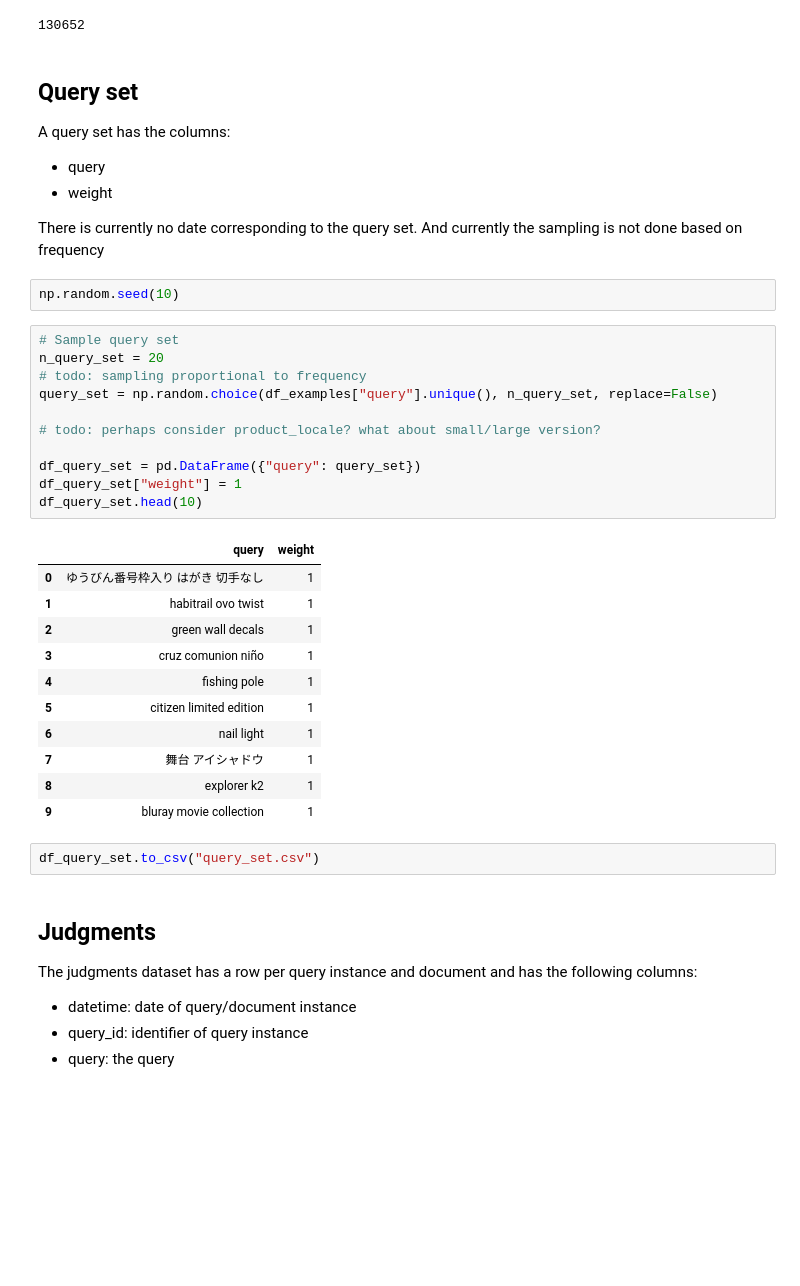
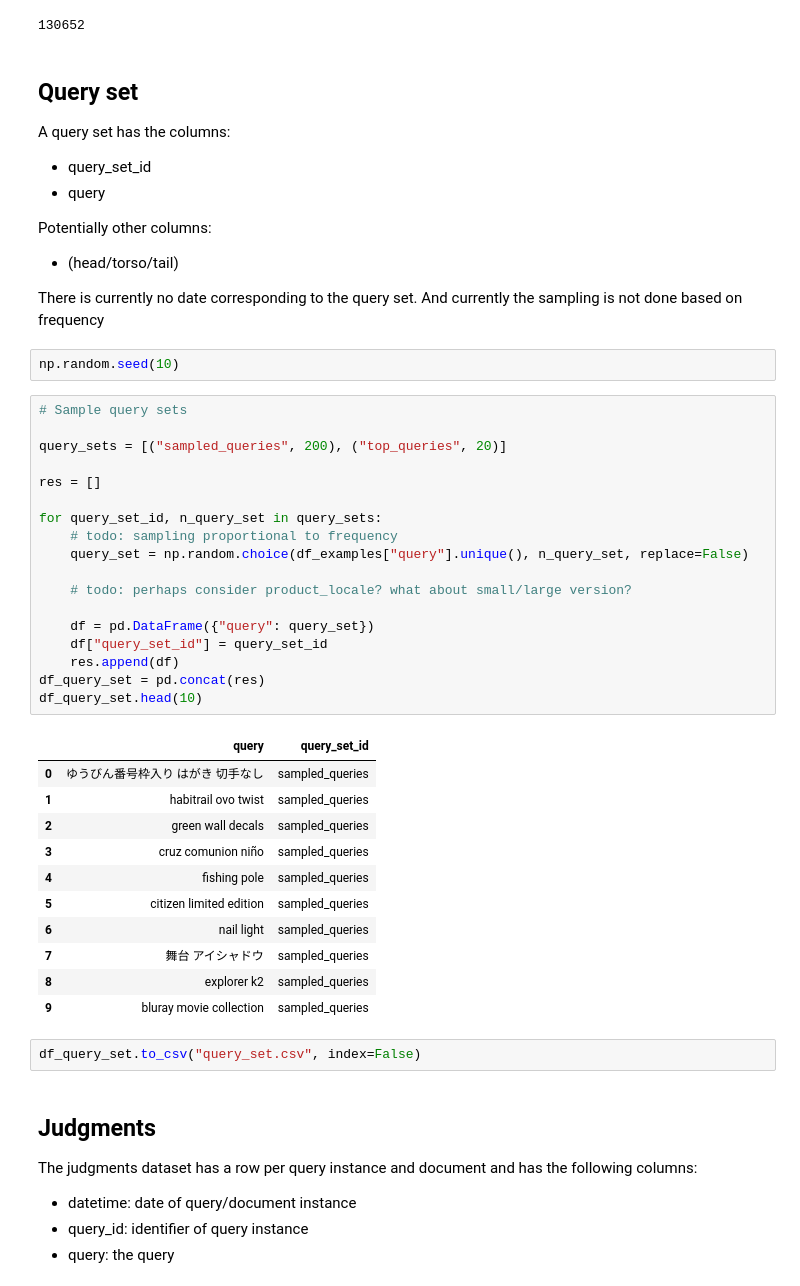
Before and after one commit to o19s/opensearch-search-quality-evaluation, a Jupyter notebook: search-evaluation-framework/opensearch-dashboard-prototyping/1_create_queries_judgments_and_metrics.ipynb, the cells around one changed output. Cells and saved outputs as stored; diff of their text form; blank space fills up the shorter version.

```diff
--- a/search-evaluation-framework/opensearch-dashboard-prototyping/1_create_queries_judgments_and_metrics.ipynb
+++ b/search-evaluation-framework/opensearch-dashboard-prototyping/1_create_queries_judgments_and_metrics.ipynb
@@ -43,38 +43,48 @@ df_examples.query_id.unique().size
 ## Query set
 
 A query set has the columns:
+ * query_set_id
  * query
- * weight
+
+Potentially other columns:
+ * (head/torso/tail)
 
 There is currently no date corresponding to the query set.
 And currently the sampling is not done based on frequency
 # %%
 np.random.seed(10)
 # %%
-# Sample query set
-n_query_set = 20
-# todo: sampling proportional to frequency
-query_set = np.random.choice(df_examples["query"].unique(), n_query_set, replace=False)
+# Sample query sets
 
-# todo: perhaps consider product_locale? what about small/large version?
+query_sets = [("sampled_queries", 200), ("top_queries", 20)]
 
-df_query_set = pd.DataFrame({"query": query_set})
-df_query_set["weight"] = 1
+res = []
+
+for query_set_id, n_query_set in query_sets:
+    # todo: sampling proportional to frequency
+    query_set = np.random.choice(df_examples["query"].unique(), n_query_set, replace=False)
+
+    # todo: perhaps consider product_locale? what about small/large version?
+
+    df = pd.DataFrame({"query": query_set})
+    df["query_set_id"] = query_set_id
+    res.append(df)
+df_query_set = pd.concat(res)
 df_query_set.head(10)
 # %% [output]
-|  | query | weight |
-| 0 | ゆうびん番号枠入り はがき 切手なし | 1 |
-| 1 | habitrail ovo twist | 1 |
-| 2 | green wall decals | 1 |
-| 3 | cruz comunion niño | 1 |
-| 4 | fishing pole | 1 |
-| 5 | citizen limited edition | 1 |
-| 6 | nail light | 1 |
-| 7 | 舞台 アイシャドウ | 1 |
-| 8 | explorer k2 | 1 |
-| 9 | bluray movie collection | 1 |
+|  | query | query_set_id |
+| 0 | ゆうびん番号枠入り はがき 切手なし | sampled_queries |
+| 1 | habitrail ovo twist | sampled_queries |
+| 2 | green wall decals | sampled_queries |
+| 3 | cruz comunion niño | sampled_queries |
+| 4 | fishing pole | sampled_queries |
+| 5 | citizen limited edition | sampled_queries |
+| 6 | nail light | sampled_queries |
+| 7 | 舞台 アイシャドウ | sampled_queries |
+| 8 | explorer k2 | sampled_queries |
+| 9 | bluray movie collection | sampled_queries |
 # %%
-df_query_set.to_csv("query_set.csv")
+df_query_set.to_csv("query_set.csv", index=False)
 # %% [markdown]
 ## Judgments
 
```
Also changed, not shown: parts of 10 cells of this notebook, 3 other files.
